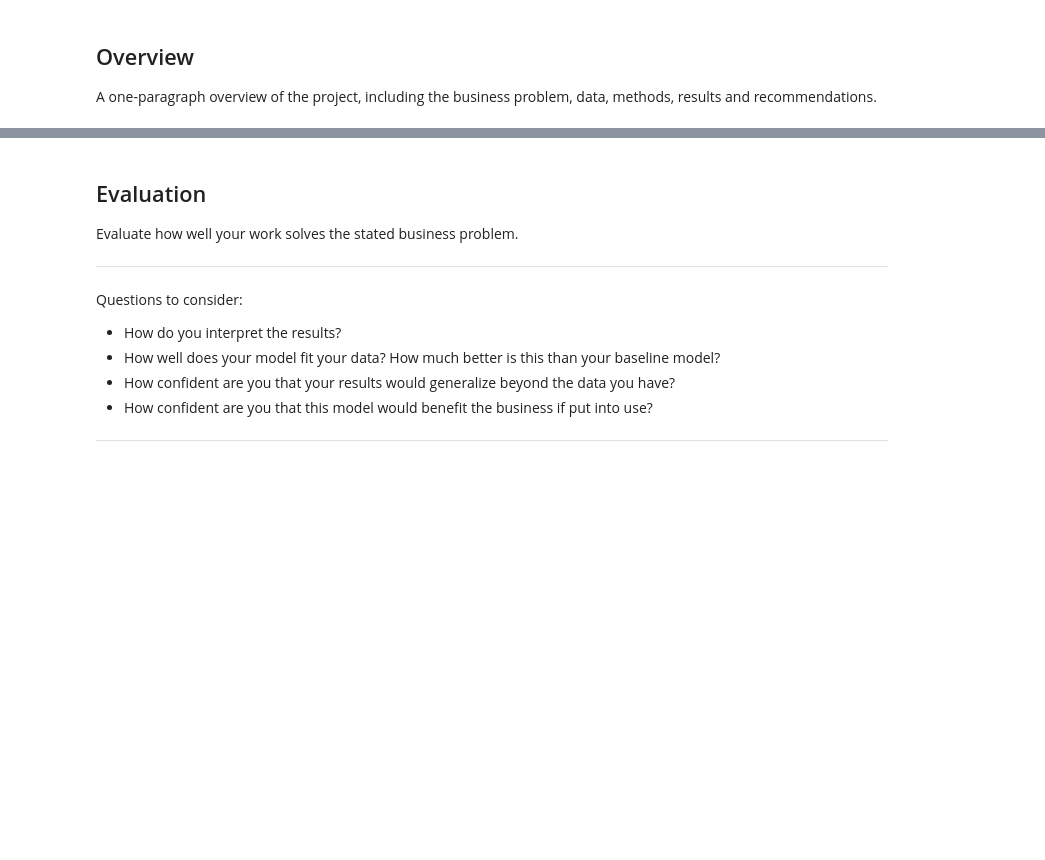
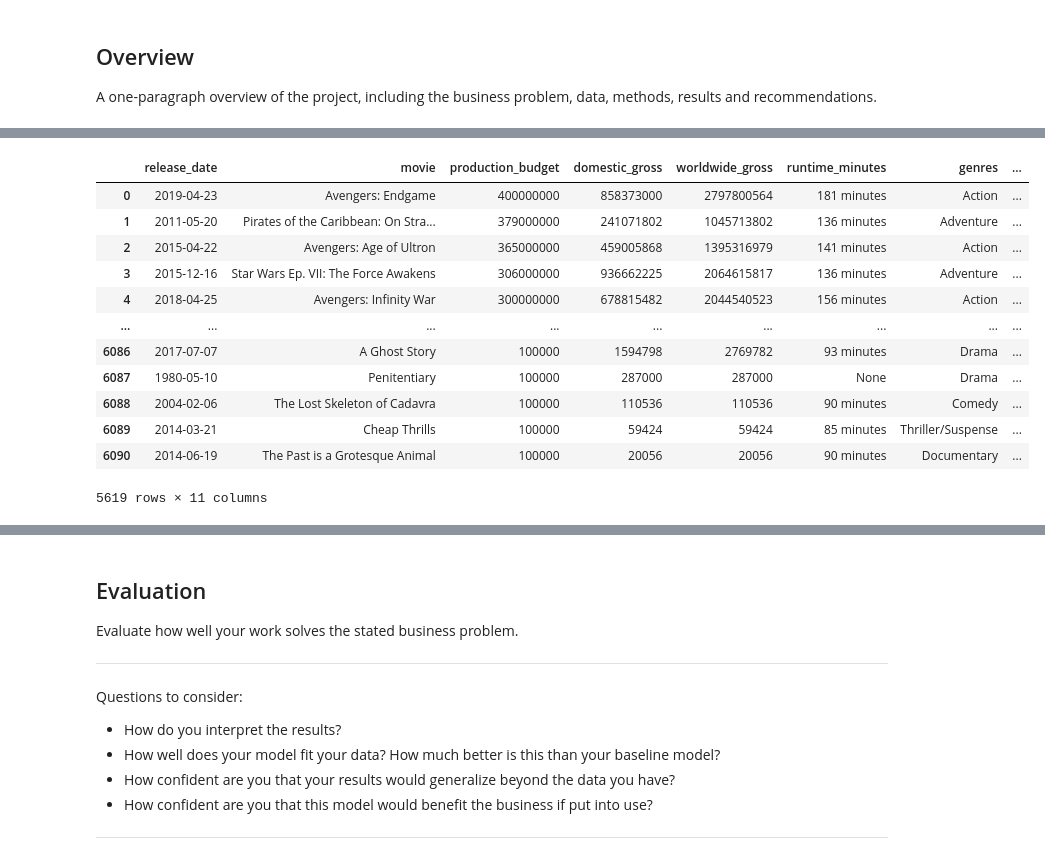
Before and after one commit to czarinagluna/Microsoft-Movie-Recommendations, a Jupyter notebook: microsoft-movie-recommendations.ipynb, the cells around one changed output, grey strips where cells are left out. Cells and saved outputs as stored; diff of their text form; code cells hidden in the pictures; blank space fills up the shorter version.

```diff
--- a/microsoft-movie-recommendations.ipynb
+++ b/microsoft-movie-recommendations.ipynb
@@ -46,0 +187,2 @@ import seaborn as sns
+# %%
+df = df[~(df['worldwide_gross']==0)]
@@ -46,0 +191,4 @@ import seaborn as sns
+# %%
+df['earnings'] = df["worldwide_gross"] - df["production_budget"]
+df['earnings_ratio'] = df["worldwide_gross"] / df["production_budget"]
+df.head()
@@ -46,0 +238,17 @@ import seaborn as sns
+# %%
+genres_df = df[df.genres != 'None']
+genres_df
+# %% [output]
+|  | release_date | movie | production_budget | domestic_gross | worldwide_gross | runtime_minutes | genres | ... |
+| 0 | 2019-04-23 | Avengers: Endgame | 400000000 | 858373000 | 2797800564 | 181 minutes | Action | ... |
+| 1 | 2011-05-20 | Pirates of the Caribbean: On Stra... | 379000000 | 241071802 | 1045713802 | 136 minutes | Adventure | ... |
+| 2 | 2015-04-22 | Avengers: Age of Ultron | 365000000 | 459005868 | 1395316979 | 141 minutes | Action | ... |
+| 3 | 2015-12-16 | Star Wars Ep. VII: The Force Awakens | 306000000 | 936662225 | 2064615817 | 136 minutes | Adventure | ... |
+| 4 | 2018-04-25 | Avengers: Infinity War | 300000000 | 678815482 | 2044540523 | 156 minutes | Action | ... |
+| ... | ... | ... | ... | ... | ... | ... | ... | ... |
+| 6086 | 2017-07-07 | A Ghost Story | 100000 | 1594798 | 2769782 | 93 minutes | Drama | ... |
+| 6087 | 1980-05-10 | Penitentiary | 100000 | 287000 | 287000 | None | Drama | ... |
+| 6088 | 2004-02-06 | The Lost Skeleton of Cadavra | 100000 | 110536 | 110536 | 90 minutes | Comedy | ... |
+| 6089 | 2014-03-21 | Cheap Thrills | 100000 | 59424 | 59424 | 85 minutes | Thriller/Suspense | ... |
+| 6090 | 2014-06-19 | The Past is a Grotesque Animal | 100000 | 20056 | 20056 | 90 minutes | Documentary | ... |
+5619 rows × 11 columns
```
Also changed, not shown: parts of 36 cells of this notebook, 2 other files.
